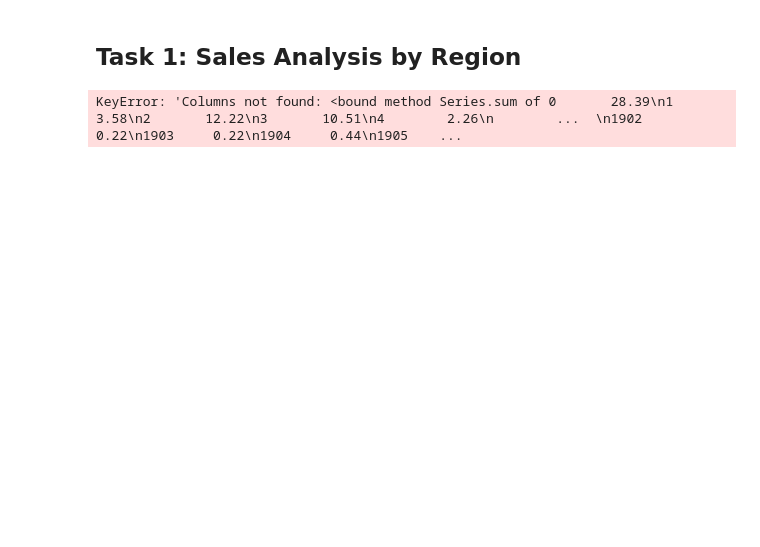
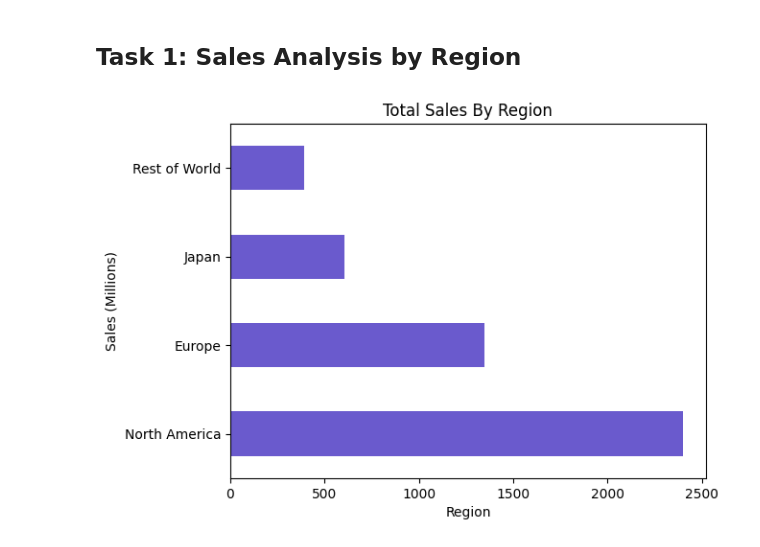
Before and after one commit to BraedenChubak/AP-Computer-Science-Principles, a Jupyter notebook: Notebooks/prog6280c.ipynb, the cells around one changed output. Saved outputs shown, nothing was run; the diff lists cells and outputs as text; code cells hidden in the pictures; blank space fills up the shorter version.

```diff
--- a/Notebooks/prog6280c.ipynb
+++ b/Notebooks/prog6280c.ipynb
@@ -66,16 +66,11 @@ df.describe()
 # %% [markdown]
 ## Task 1: Sales Analysis by Region
 # %%
-naTotal = df['North America'].sum
-euTotal = df['Europe'].sum
-jaTotal = df['Japan'].sum
-woTotal = df['Rest of World'].sum
-sales_by_region = df.groupby('Global')[[euTotal, naTotal, jaTotal, woTotal]].mean()
-plt.figure(figsize=(10,6))
-sales_by_region.plot(kind='barh')
+df[['North America', 'Europe', 'Japan', 'Rest of World']].sum().plot(kind='barh', color='slateblue')
+ax.bar_label(ax.containers[0], fontsize=10)
 plt.title('Total Sales By Region')
 plt.xlabel('Region')
 plt.ylabel('Sales (Millions)')
 plt.show()
 # %% [output]
-KeyError: 'Columns not found: <bound method Series.sum of 0       28.39\n1        3.58\n2       12.22\n3       10.51\n4        2.26\n        ...  \n1902     0.22\n1903     0.22\n1904     0.44\n1905    ...
+[figure, added]
```
Also changed, not shown: parts of 3 cells of this notebook, 2 other files.
